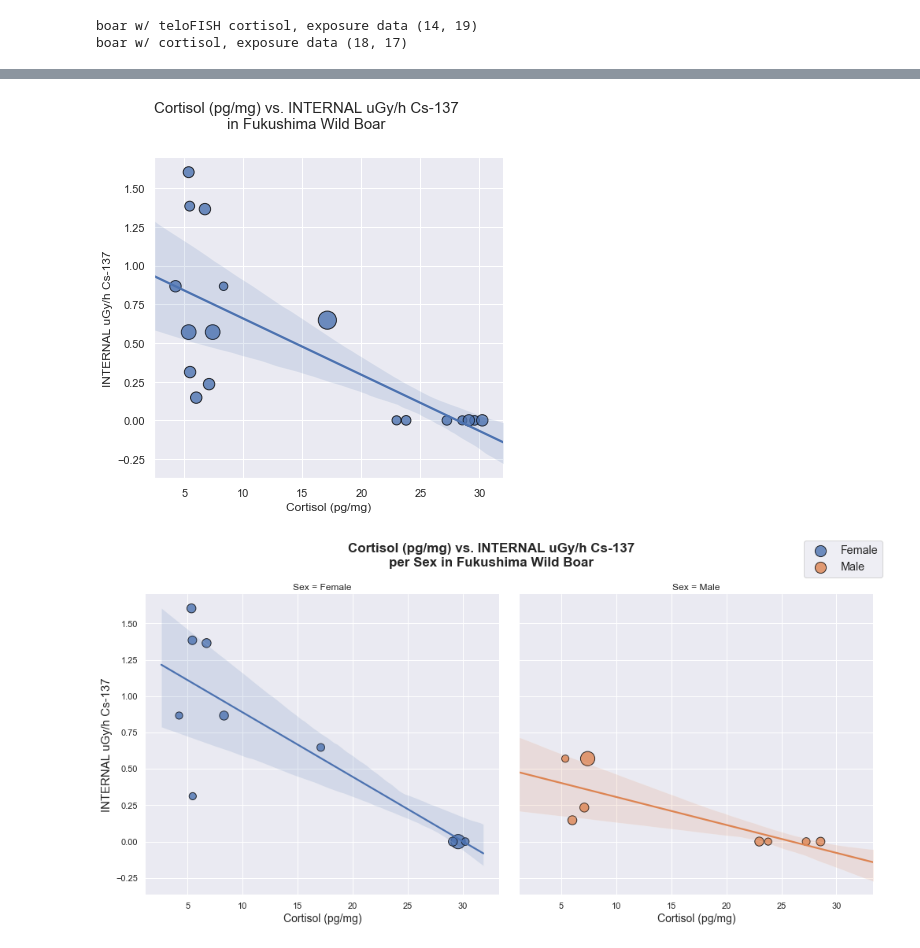
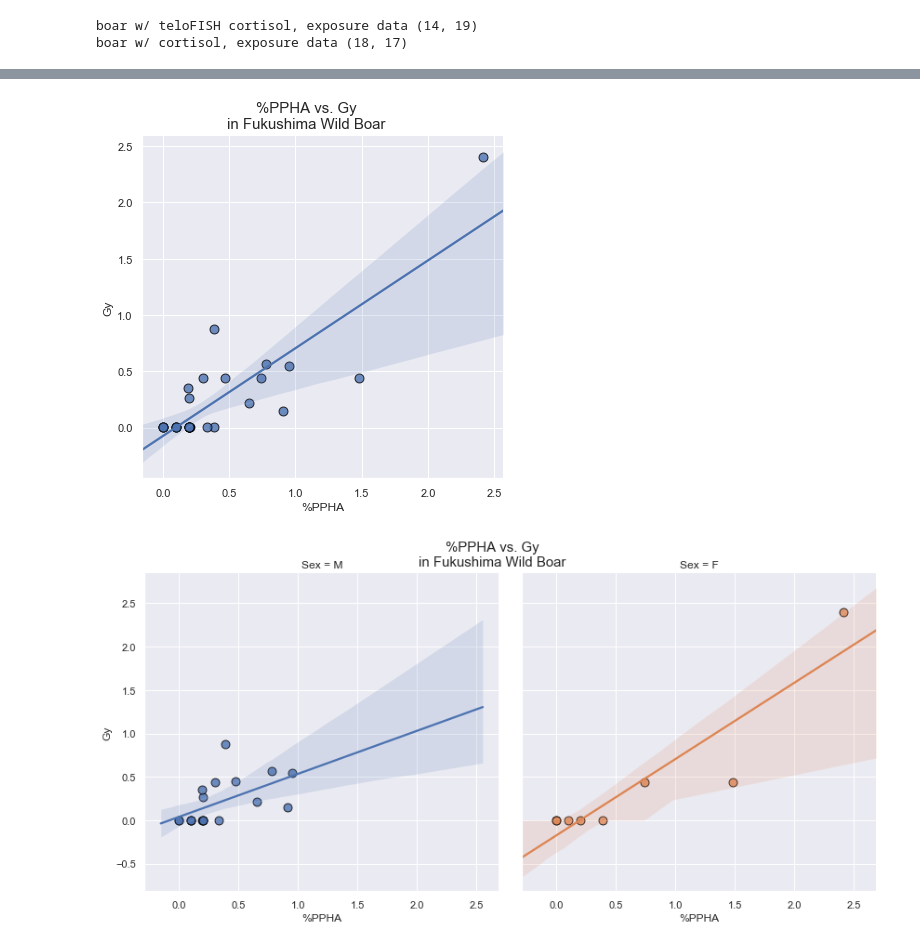
Before and after one commit to Jared-Luxton/Fukushima-Nuclear-Disaster-Humans, a Jupyter notebook: workflow & analyses notebooks/02_Fukushima_Project_Visualization_and_Statistics.ipynb, the cells around one changed output, grey strips where cells are left out. Saved outputs shown, nothing was run; the diff lists cells and outputs as text; code cells hidden in the pictures.

```diff
--- a/workflow & analyses notebooks/02_Fukushima_Project_Visualization_and_Statistics.ipynb
+++ b/workflow & analyses notebooks/02_Fukushima_Project_Visualization_and_Statistics.ipynb
@@ -246,0 +349,4 @@ boar w/ cortisol, exposure data (18, 17)
+# %%
+josh_ppha_df_cortisol = pd.read_csv('../excel data/cleaned/josh_ppha_df_cortisol.csv')
+merge_josh_ppha_df = pd.read_csv('../excel data/cleaned/merge_josh_ppha_df.csv')
+merge_josh_age_sex_ppha_df = pd.read_csv('../excel data/cleaned/merge_josh_age_sex_ppha_df.csv')
@@ -247,49 +361,32 @@ boar w/ cortisol, exposure data (18, 17)
 # %%
-x='Cortisol (pg/mg)'
-y='INTERNAL uGy/h Cs-137'
-data=merge_kelly_cortisol_exposure
+x='%PPHA'
+y='Gy'
+data=merge_josh_ppha_df
 hue=None
 col=None
 
 ax = sns.set(font_scale=1)
 ax = sns.lmplot(x=x, y=y, hue=hue, col=col, data=data,
-                height=6, aspect=1, scatter_kws={"s": 1.5* merge_kelly_cortisol_exposure['Age (weeks)'],
-                                                 "edgecolor":'black'})
+                height=6, aspect=1, scatter_kws={"s": 80, "edgecolor":'black'})
 
 fig = ax.fig
 fig.suptitle(f'{x} vs. {y}\nin Fukushima Wild Boar', fontsize=15,)
-plt.subplots_adjust(top=0.85)
+plt.subplots_adjust(top=0.9)
 # %% [output]
-[figure, old version]
+[figure, new version]
 # %%
-x='Cortisol (pg/mg)'
-y='INTERNAL uGy/h Cs-137'
-data=merge_kelly_cortisol_exposure
+x='%PPHA'
+y='Gy'
+data=merge_josh_age_sex_ppha_df
 hue='Sex'
 col='Sex'
 
-if "/" in name_x:
-        name_x = x.replace("/", '')
-else:
-    name_x = x
-
-if "/" in name_y:
-        name_y = y.replace("/", '')
-else:
-    name_y = y
-
 ax = sns.set(font_scale=1)
 ax = sns.lmplot(x=x, y=y, hue=hue, col=col, data=data,
-                height=7, aspect=1, scatter_kws={"s": 1.5* merge_kelly_cortisol_exposure['Age (weeks)'],
-                                                 "edgecolor":'black'})
+                height=6, aspect=1, scatter_kws={"s": 80, "edgecolor":'black'})
 
 fig = ax.fig
-
-fig.suptitle(f'{x} vs. {y}\nper {hue} in Fukushima Wild Boar', fontsize=17, weight='bold')
-ax.set_xlabels(x, fontsize=14)
-ax.set_ylabels(y, fontsize=15)
-plt.subplots_adjust(top=0.85)
-fig.legend(fontsize='large')
-ax.savefig(f"../graphs/{name_x} vs. {name_y} Fukushima Wild Boar.png")
+fig.suptitle(f'{x} vs. {y}\nin Fukushima Wild Boar', fontsize=15,)
+plt.subplots_adjust(top=0.9)
 # %% [output]
-[figure, old version]
+[figure, new version]
```
Also changed, not shown: parts of 56 cells of this notebook, 2 other files.
